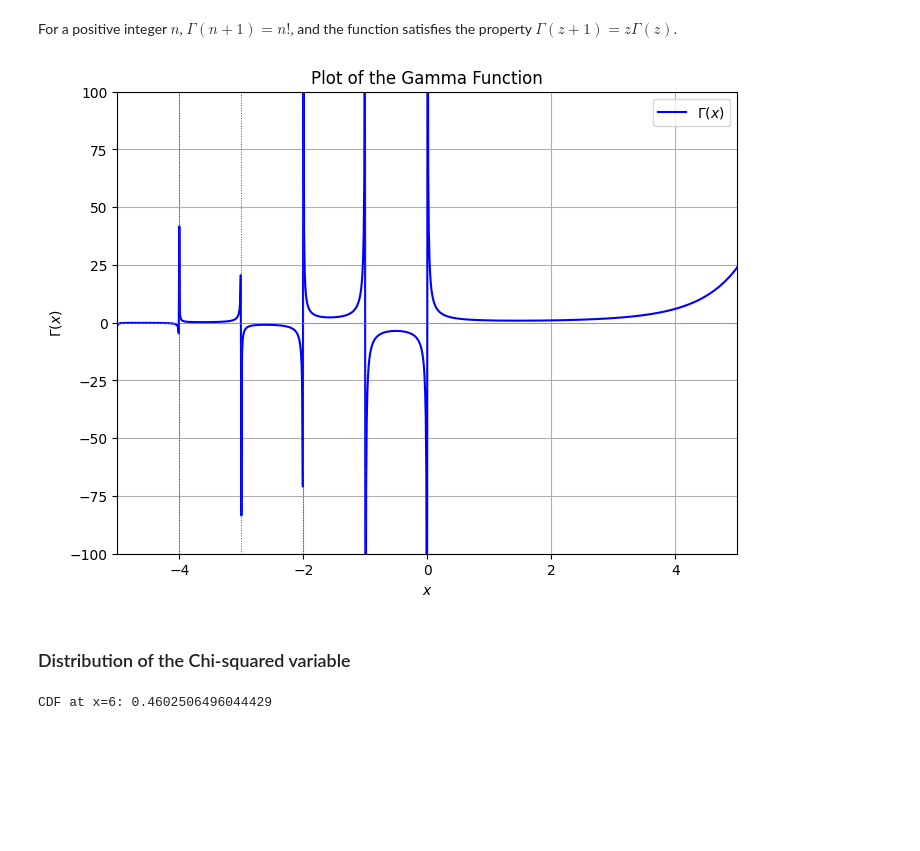
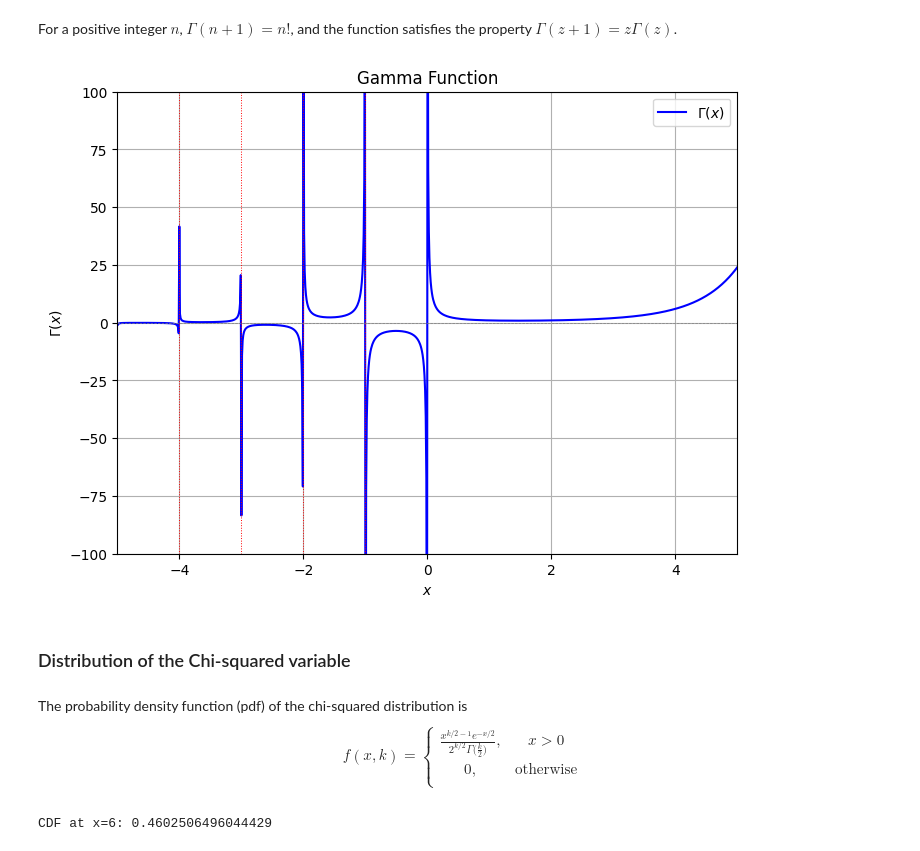
Before and after one commit to Bayan2019/kaz-gu, a Jupyter notebook: 01-ipynb/00-probability-theory/02-continuous-variables.ipynb, the cells around one changed output. Saved outputs shown, nothing was run; the diff lists cells and outputs as text; code cells hidden in the pictures; blank space fills up the shorter version.

```diff
--- a/01-ipynb/00-probability-theory/02-continuous-variables.ipynb
+++ b/01-ipynb/00-probability-theory/02-continuous-variables.ipynb
@@ -82,32 +82,38 @@ For a positive integer $n$, $\Gamma (n+1)=n!$, and the function satisfies the pr
 # %%
 x = np.linspace(-5, 5, 1000)
 y = gamma(x)
 # Create the plot
 plt.figure(figsize=(8, 6)) # Set figure size for better visualization
 plt.plot(x, y, label=r'$\Gamma(x)$', color='blue') # Plot the gamma function
 
 # Add a horizontal line at y=0 for reference
 plt.axhline(0, color='gray', linestyle='--', linewidth=0.5)
 # Add vertical lines at negative integers to highlight discontinuities
 for i in range(-4, 0):
     plt.axvline(i, color='red', linestyle=':', linewidth=0.7)
 # Set plot limits to focus on the interesting regions
 plt.ylim(-100, 100)
 plt.xlim(-5, 5)
 
 # Add labels and title
 plt.xlabel('$x$')
 plt.ylabel(r'$\Gamma(x)$')
-plt.title('Plot of the Gamma Function')
+plt.title('Gamma Function')
 plt.legend()
 plt.grid(True) # Add a grid for better readability
 
 # Display the plot
 plt.show()
 # %% [output]
-[figure, old version]
+[figure, new version]
 # %% [markdown]
 ### Distribution of the Chi-squared variable
+# %% [markdown]
+The probability density function (pdf) of the chi-squared distribution is
+$$f(x, k) = \left\{\begin{matrix}
+\frac{x^{k/2-1}e^{-x/2}}{2^{k/2}\Gamma \big(\frac{k}{2}\big)}, & x > 0 \\
+ 0, &  \text{otherwise}\\
+\end{matrix}\right.$$
 # %%
 df = 7
 # Calculate PDF at specific values
```
Also changed, not shown: parts of 25 cells of this notebook, 5 other files.
